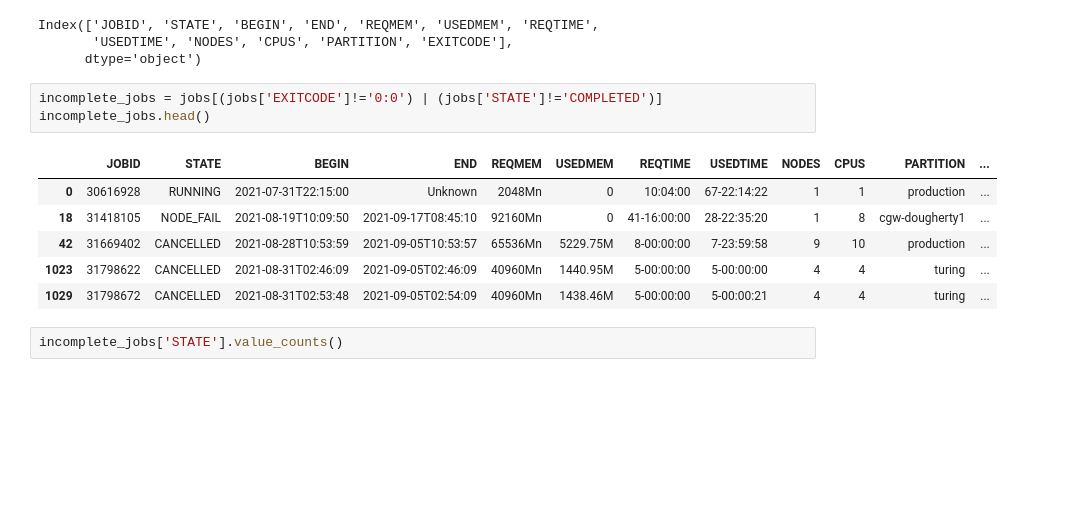
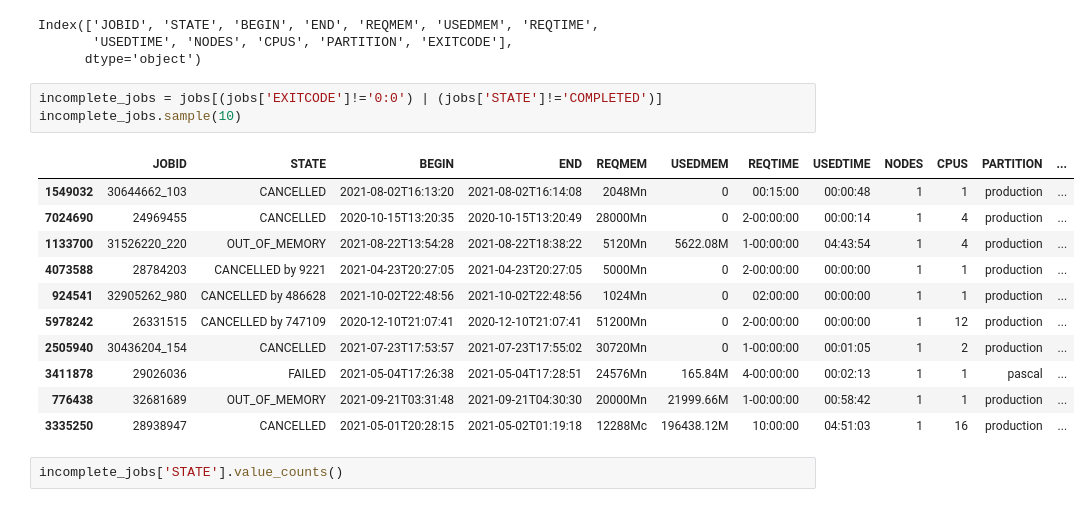
Before and after one commit to nss-data-science-cohort-8/accre-sweet-potato-casserole, a Jupyter notebook: notebooks/AIBranch.ipynb, the cells around one changed output. Drawn from its saved outputs; the diff is of its cells as text; blank space fills up the shorter version.

```diff
--- a/notebooks/AIBranch.ipynb
+++ b/notebooks/AIBranch.ipynb
@@ -38,14 +38,19 @@ Index(['JOBID', 'STATE', 'BEGIN', 'END', 'REQMEM', 'USEDMEM', 'REQTIME',
       dtype='object')
 # %%
 incomplete_jobs = jobs[(jobs['EXITCODE']!='0:0') | (jobs['STATE']!='COMPLETED')]
-incomplete_jobs.head()
+incomplete_jobs.sample(10)
 # %% [output]
 |  | JOBID | STATE | BEGIN | END | REQMEM | USEDMEM | REQTIME | USEDTIME | NODES | CPUS | PARTITION | ... |
-| 0 | 30616928 | RUNNING | 2021-07-31T22:15:00 | Unknown | 2048Mn | 0 | 10:04:00 | 67-22:14:22 | 1 | 1 | production | ... |
-| 18 | 31418105 | NODE_FAIL | 2021-08-19T10:09:50 | 2021-09-17T08:45:10 | 92160Mn | 0 | 41-16:00:00 | 28-22:35:20 | 1 | 8 | cgw-dougherty1 | ... |
-| 42 | 31669402 | CANCELLED | 2021-08-28T10:53:59 | 2021-09-05T10:53:57 | 65536Mn | 5229.75M | 8-00:00:00 | 7-23:59:58 | 9 | 10 | production | ... |
-| 1023 | 31798622 | CANCELLED | 2021-08-31T02:46:09 | 2021-09-05T02:46:09 | 40960Mn | 1440.95M | 5-00:00:00 | 5-00:00:00 | 4 | 4 | turing | ... |
-| 1029 | 31798672 | CANCELLED | 2021-08-31T02:53:48 | 2021-09-05T02:54:09 | 40960Mn | 1438.46M | 5-00:00:00 | 5-00:00:21 | 4 | 4 | turing | ... |
+| 1549032 | 30644662_103 | CANCELLED | 2021-08-02T16:13:20 | 2021-08-02T16:14:08 | 2048Mn | 0 | 00:15:00 | 00:00:48 | 1 | 1 | production | ... |
+| 7024690 | 24969455 | CANCELLED | 2020-10-15T13:20:35 | 2020-10-15T13:20:49 | 28000Mn | 0 | 2-00:00:00 | 00:00:14 | 1 | 4 | production | ... |
+| 1133700 | 31526220_220 | OUT_OF_MEMORY | 2021-08-22T13:54:28 | 2021-08-22T18:38:22 | 5120Mn | 5622.08M | 1-00:00:00 | 04:43:54 | 1 | 4 | production | ... |
+| 4073588 | 28784203 | CANCELLED by 9221 | 2021-04-23T20:27:05 | 2021-04-23T20:27:05 | 5000Mn | 0 | 2-00:00:00 | 00:00:00 | 1 | 1 | production | ... |
+| 924541 | 32905262_980 | CANCELLED by 486628 | 2021-10-02T22:48:56 | 2021-10-02T22:48:56 | 1024Mn | 0 | 02:00:00 | 00:00:00 | 1 | 1 | production | ... |
+| 5978242 | 26331515 | CANCELLED by 747109 | 2020-12-10T21:07:41 | 2020-12-10T21:07:41 | 51200Mn | 0 | 2-00:00:00 | 00:00:00 | 1 | 12 | production | ... |
+| 2505940 | 30436204_154 | CANCELLED | 2021-07-23T17:53:57 | 2021-07-23T17:55:02 | 30720Mn | 0 | 1-00:00:00 | 00:01:05 | 1 | 2 | production | ... |
+| 3411878 | 29026036 | FAILED | 2021-05-04T17:26:38 | 2021-05-04T17:28:51 | 24576Mn | 165.84M | 4-00:00:00 | 00:02:13 | 1 | 1 | pascal | ... |
+| 776438 | 32681689 | OUT_OF_MEMORY | 2021-09-21T03:31:48 | 2021-09-21T04:30:30 | 20000Mn | 21999.66M | 1-00:00:00 | 00:58:42 | 1 | 1 | production | ... |
+| 3335250 | 28938947 | CANCELLED | 2021-05-01T20:28:15 | 2021-05-02T01:19:18 | 12288Mc | 196438.12M | 10:00:00 | 04:51:03 | 1 | 16 | production | ... |
 # %%
 incomplete_jobs['STATE'].value_counts()
 # %% [output]
```
Also changed, not shown: parts of 10 cells of this notebook, 1 other file.
